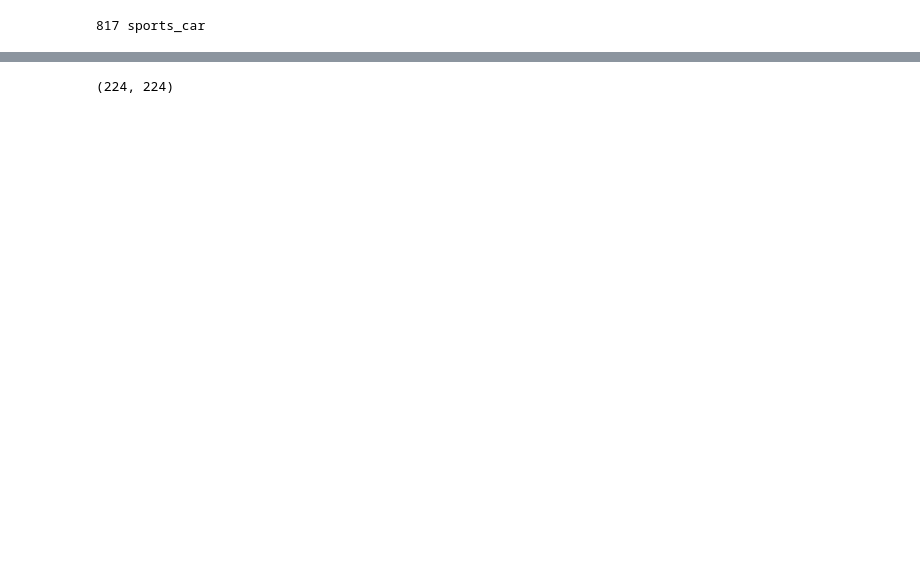
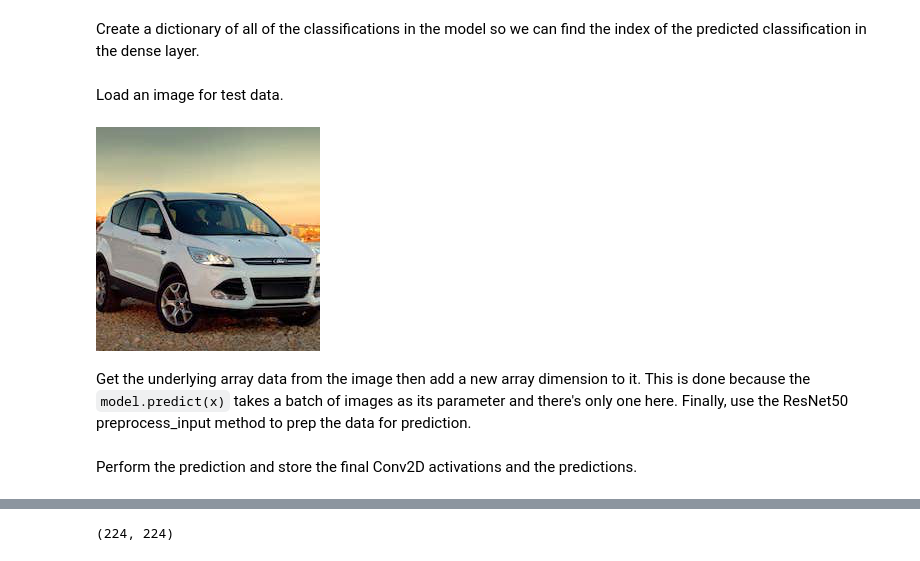
Before and after one commit to jpmasters/jupyter-notebooks, a Jupyter notebook: class-activation-notes.ipynb, the cells around one changed output, grey strips where cells are left out. Saved outputs shown, nothing was run; the diff lists cells and outputs as text; code cells hidden in the pictures; blank space fills up the shorter version.

```diff
--- a/class-activation-notes.ipynb
+++ b/class-activation-notes.ipynb
@@ -25,5 +36,2 @@ model = tf.keras.Model(inputs=resnet.inputs, outputs=[activation_layer.output, f
-# %%
-class_index, class_name = classifications[predicted[0]]
-print(class_index, class_name)
-# %% [output]
-817 sports_car
+# %% [markdown]
+Create a dictionary of all of the classifications in the model so we can find the index of the predicted classification in the dense layer.
@@ -29,0 +42,9 @@ print(class_index, class_name)
+# %% [markdown]
+Load an image for test data.
+# %%
+img = image.load_img('./test-images/224x224x3/car-1.jpeg', target_size=(224, 224))
+img
+# %% [output]
+[figure, added]
+# %% [markdown]
+Get the underlying array data from the image then add a new array dimension to it. This is done because the `model.predict(x)` takes a batch of images as its parameter and there's only one here. Finally, use the ResNet50 preprocess_input method to prep the data for prediction.
@@ -30,3 +55,5 @@ print(class_index, class_name)
+# %% [markdown]
+Perform the prediction and store the final Conv2D activations and the predictions.
 # %%
 acts, preds = model.predict(x)
 # %% [output]
```
Also changed, not shown: parts of 26 cells of this notebook.
